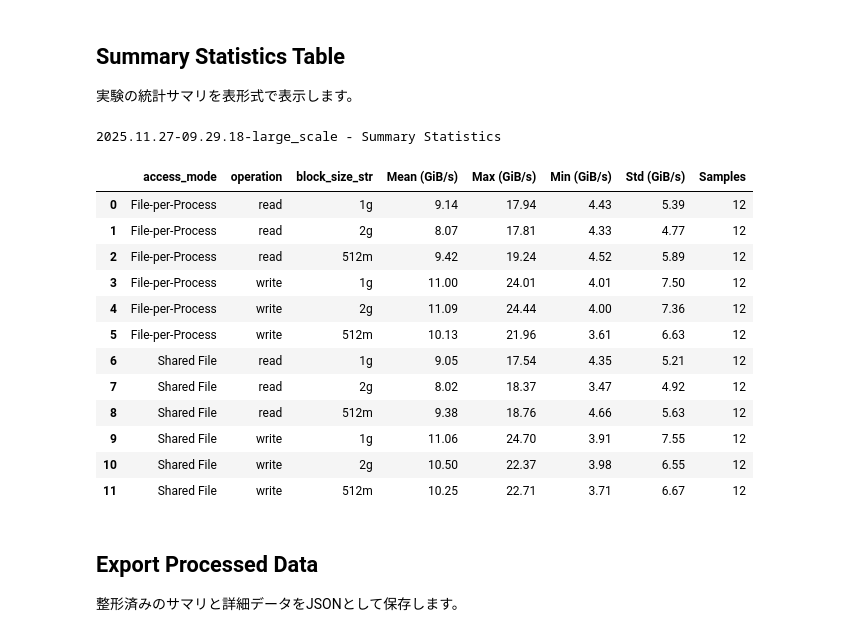
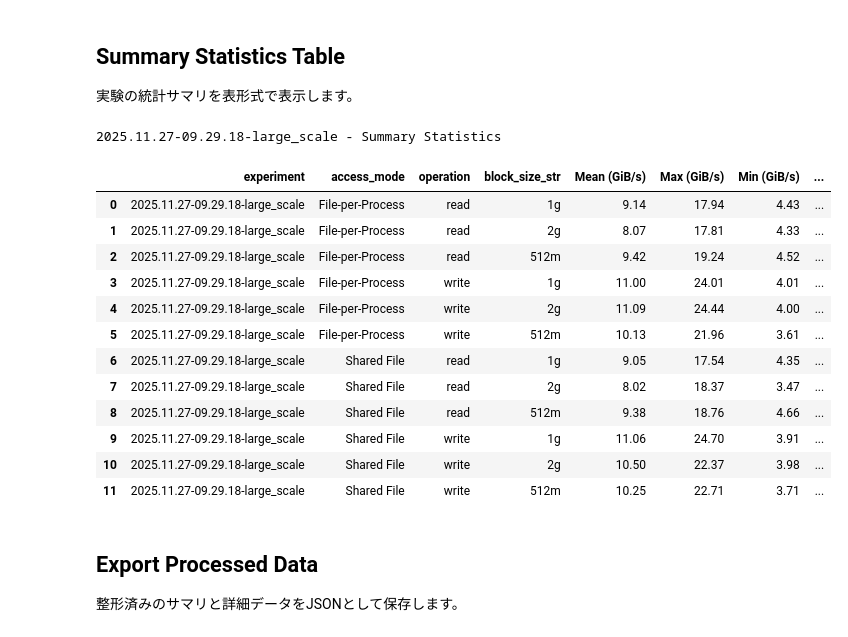
Before and after one commit to maetin0324/benchfs, a Jupyter notebook: plot/benchfsd_plot.ipynb, the cells around one changed output. Drawn from its saved outputs; the diff is of its cells as text; code cells hidden in the pictures.

```diff
--- a/plot/benchfsd_plot.ipynb
+++ b/plot/benchfsd_plot.ipynb
@@ -904,16 +924,16 @@ Shared File: Only 1 transfer size(s), skipping comparison plot.
 
 ノード数・プロセス数に対するスケーラビリティを確認します。
 # %%
-if filtered_detail_df.is_empty() or experiment_label is None:
+if filtered_detail_df.is_empty() or not SELECTED_EXPERIMENTS:
     print("No data to plot.")
 else:
     # Handle both single and multiple experiments
-    if len(experiment_labelS) == 1:
-        exp_df = filtered_detail_df.filter(pl.col("experiment") == experiment_labelS[0])
-        experiment_label = experiment_labelS[0]
+    if len(SELECTED_EXPERIMENTS) == 1:
+        exp_df = filtered_detail_df.filter(pl.col("experiment") == SELECTED_EXPERIMENTS[0])
+        experiment_label = SELECTED_EXPERIMENTS[0]
     else:
         exp_df = filtered_detail_df
-        experiment_label = f"{len(experiment_labelS)} experiments"
+        experiment_label = f"{len(SELECTED_EXPERIMENTS)} experiments"
 
     # Group by num_tasks and operation
     scalability = (
@@ -972,16 +992,16 @@ else:
 
 Read/Writeの帯域比較を散布図で可視化します。
 # %%
-if filtered_detail_df.is_empty() or experiment_label is None:
+if filtered_detail_df.is_empty() or not SELECTED_EXPERIMENTS:
     print("No data to plot.")
 else:
     # Handle both single and multiple experiments
-    if len(experiment_labelS) == 1:
-        exp_df = filtered_detail_df.filter(pl.col("experiment") == experiment_labelS[0])
-        experiment_label = experiment_labelS[0]
+    if len(SELECTED_EXPERIMENTS) == 1:
+        exp_df = filtered_detail_df.filter(pl.col("experiment") == SELECTED_EXPERIMENTS[0])
+        experiment_label = SELECTED_EXPERIMENTS[0]
     else:
         exp_df = filtered_detail_df
-        experiment_label = f"{len(experiment_labelS)} experiments"
+        experiment_label = f"{len(SELECTED_EXPERIMENTS)} experiments"
 
     # Get write and read data per run
     write_df = exp_df.filter(pl.col("operation") == "write").select(
@@ -1043,16 +1063,16 @@ else:
 
 同一ジョブ内の run_index ごとの帯域推移を確認します。
 # %%
-if filtered_detail_df.is_empty() or experiment_label is None:
+if filtered_detail_df.is_empty() or not SELECTED_EXPERIMENTS:
     print("No IOR data to plot.")
 else:
     # Handle both single and multiple experiments
-    if len(experiment_labelS) == 1:
-        exp_df = filtered_detail_df.filter(pl.col("experiment") == experiment_labelS[0])
-        experiment_label = experiment_labelS[0]
+    if len(SELECTED_EXPERIMENTS) == 1:
+        exp_df = filtered_detail_df.filter(pl.col("experiment") == SELECTED_EXPERIMENTS[0])
+        experiment_label = SELECTED_EXPERIMENTS[0]
     else:
         exp_df = filtered_detail_df
-        experiment_label = f"{len(experiment_labelS)} experiments"
+        experiment_label = f"{len(SELECTED_EXPERIMENTS)} experiments"
 
     for run_df in exp_df.partition_by("run", maintain_order=True):
         run = run_df[0, "run"] or "unknown"
@@ -1111,47 +1131,42 @@ else:
 
 実験の統計サマリを表形式で表示します。
 # %%
-if filtered_detail_df.is_empty() or experiment_label is None:
+if filtered_detail_df.is_empty() or not SELECTED_EXPERIMENTS:
     print("No data available.")
 else:
-    # Handle both single and multiple experiments
-    if len(experiment_labelS) == 1:
-        exp_df = filtered_detail_df.filter(pl.col("experiment") == experiment_labelS[0])
-        experiment_label = experiment_labelS[0]
-    else:
-        exp_df = filtered_detail_df
-        experiment_label = f"{len(experiment_labelS)} experiments"
+    exp_df = filtered_detail_df
 
     stats = (
         exp_df
-        .group_by(["access_mode", "operation", "block_size_str"])
+        .group_by(["experiment", "access_mode", "operation", "block_size_str"])
         .agg([
             pl.col("bw_gib").mean().round(2).alias("Mean (GiB/s)"),
             pl.col("bw_gib").max().round(2).alias("Max (GiB/s)"),
             pl.col("bw_gib").min().round(2).alias("Min (GiB/s)"),
             pl.col("bw_gib").std().round(2).alias("Std (GiB/s)"),
             pl.len().alias("Samples"),
         ])
-        .sort(["access_mode", "operation", "block_size_str"])
+        .sort(["experiment", "access_mode", "operation", "block_size_str"])
     )
 
+    experiment_label = SELECTED_EXPERIMENTS[0] if len(SELECTED_EXPERIMENTS) == 1 else f"{len(SELECTED_EXPERIMENTS)} experiments"
     print(f"\n{experiment_label} - Summary Statistics\n")
     display(stats.to_pandas())
 # %% [output]
 2025.11.27-09.29.18-large_scale - Summary Statistics
-|  | access_mode | operation | block_size_str | Mean (GiB/s) | Max (GiB/s) | Min (GiB/s) | Std (GiB/s) | Samples |
-| 0 | File-per-Process | read | 1g | 9.14 | 17.94 | 4.43 | 5.39 | 12 |
-| 1 | File-per-Process | read | 2g | 8.07 | 17.81 | 4.33 | 4.77 | 12 |
-| 2 | File-per-Process | read | 512m | 9.42 | 19.24 | 4.52 | 5.89 | 12 |
-| 3 | File-per-Process | write | 1g | 11.00 | 24.01 | 4.01 | 7.50 | 12 |
-| 4 | File-per-Process | write | 2g | 11.09 | 24.44 | 4.00 | 7.36 | 12 |
-| 5 | File-per-Process | write | 512m | 10.13 | 21.96 | 3.61 | 6.63 | 12 |
-| 6 | Shared File | read | 1g | 9.05 | 17.54 | 4.35 | 5.21 | 12 |
-| 7 | Shared File | read | 2g | 8.02 | 18.37 | 3.47 | 4.92 | 12 |
-| 8 | Shared File | read | 512m | 9.38 | 18.76 | 4.66 | 5.63 | 12 |
-| 9 | Shared File | write | 1g | 11.06 | 24.70 | 3.91 | 7.55 | 12 |
-| 10 | Shared File | write | 2g | 10.50 | 22.37 | 3.98 | 6.55 | 12 |
-| 11 | Shared File | write | 512m | 10.25 | 22.71 | 3.71 | 6.67 | 12 |
+|  | experiment | access_mode | operation | block_size_str | Mean (GiB/s) | Max (GiB/s) | Min (GiB/s) | ... |
+| 0 | 2025.11.27-09.29.18-large_scale | File-per-Process | read | 1g | 9.14 | 17.94 | 4.43 | ... |
+| 1 | 2025.11.27-09.29.18-large_scale | File-per-Process | read | 2g | 8.07 | 17.81 | 4.33 | ... |
+| 2 | 2025.11.27-09.29.18-large_scale | File-per-Process | read | 512m | 9.42 | 19.24 | 4.52 | ... |
+| 3 | 2025.11.27-09.29.18-large_scale | File-per-Process | write | 1g | 11.00 | 24.01 | 4.01 | ... |
+| 4 | 2025.11.27-09.29.18-large_scale | File-per-Process | write | 2g | 11.09 | 24.44 | 4.00 | ... |
+| 5 | 2025.11.27-09.29.18-large_scale | File-per-Process | write | 512m | 10.13 | 21.96 | 3.61 | ... |
+| 6 | 2025.11.27-09.29.18-large_scale | Shared File | read | 1g | 9.05 | 17.54 | 4.35 | ... |
+| 7 | 2025.11.27-09.29.18-large_scale | Shared File | read | 2g | 8.02 | 18.37 | 3.47 | ... |
+| 8 | 2025.11.27-09.29.18-large_scale | Shared File | read | 512m | 9.38 | 18.76 | 4.66 | ... |
+| 9 | 2025.11.27-09.29.18-large_scale | Shared File | write | 1g | 11.06 | 24.70 | 3.91 | ... |
+| 10 | 2025.11.27-09.29.18-large_scale | Shared File | write | 2g | 10.50 | 22.37 | 3.98 | ... |
+| 11 | 2025.11.27-09.29.18-large_scale | Shared File | write | 512m | 10.25 | 22.71 | 3.71 | ... |
 # %% [markdown]
 ## Export Processed Data
 
```
Also changed, not shown: parts of 12 cells of this notebook, 7 other files.
